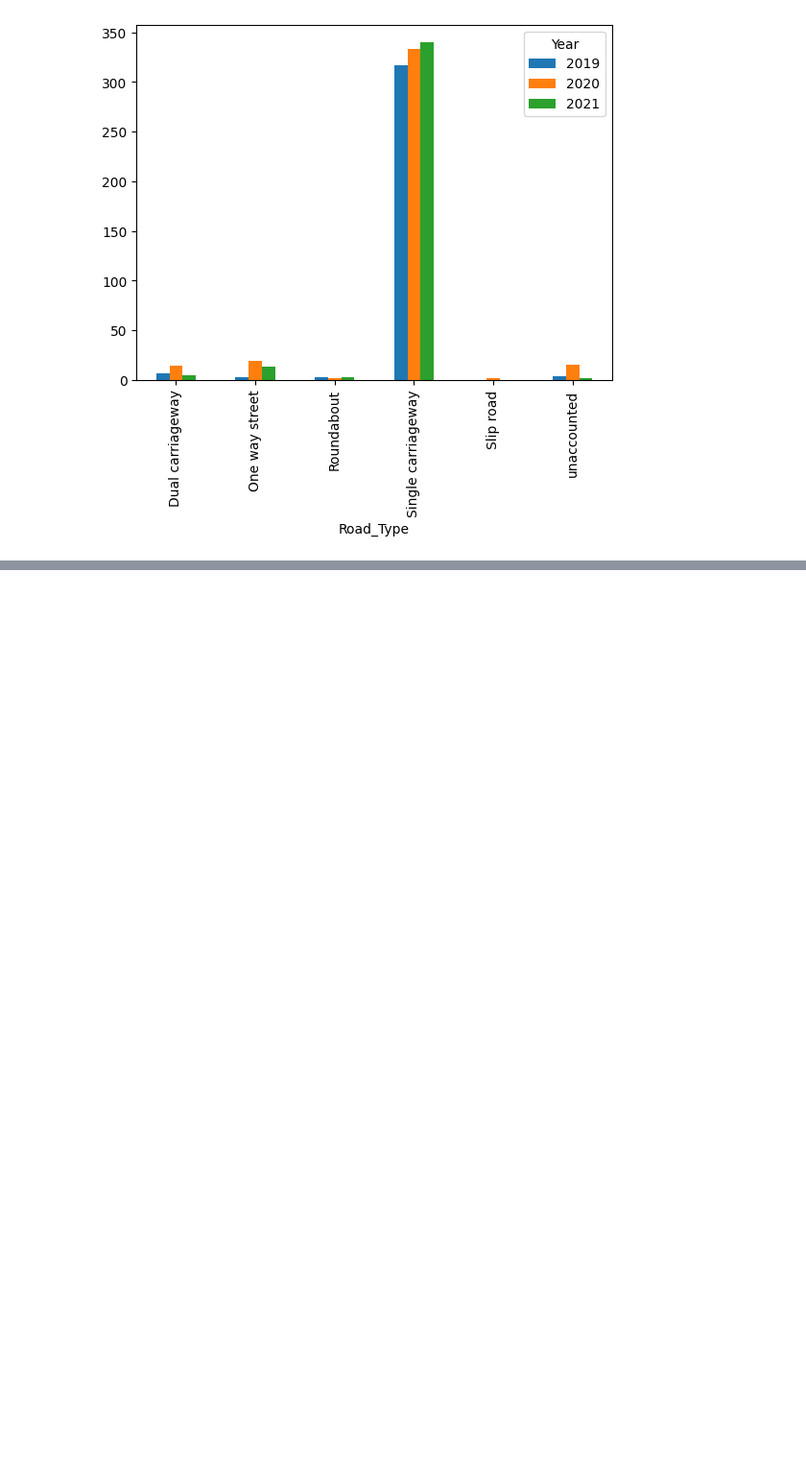
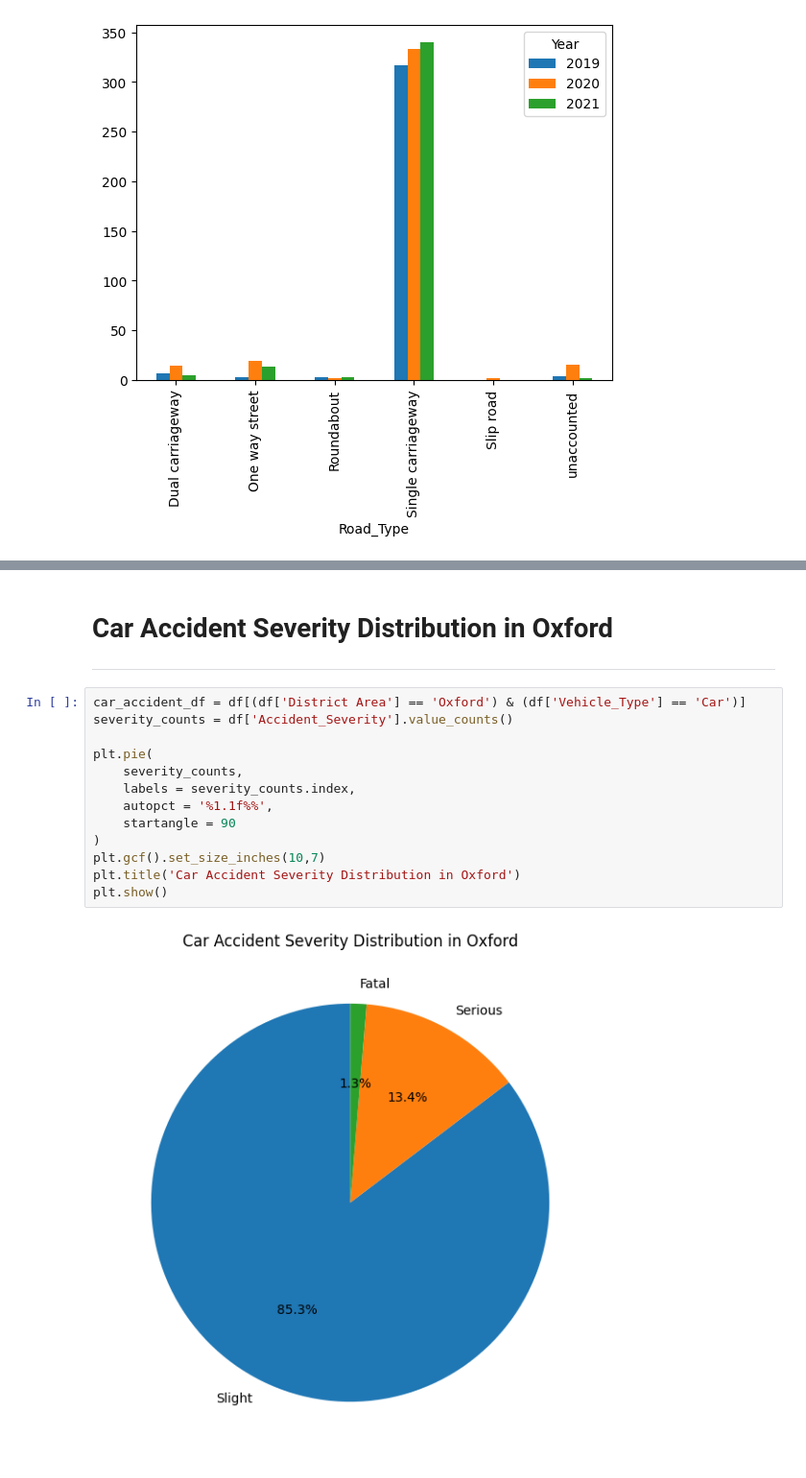
Before and after one commit to jerwinq19/ITELEC303, a Jupyter notebook: Activity 2.ipynb, the cells around one changed output, grey strips where cells are left out. Shown at 96% size. Saved outputs shown, nothing was run; the diff lists cells and outputs as text; blank space fills up the shorter version.

```diff
--- a/Activity 2.ipynb
+++ b/Activity 2.ipynb
@@ -810,0 +886,18 @@ myMap
+# %% [markdown]
+<h1>Car Accident Severity Distribution in Oxford</h1>
+<hr>
+# %%
+car_accident_df = df[(df['District Area'] == 'Oxford') & (df['Vehicle_Type'] == 'Car')]
+severity_counts = df['Accident_Severity'].value_counts()
+
+plt.pie(
+    severity_counts,
+    labels = severity_counts.index,
+    autopct = '%1.1f%%',
+    startangle = 90
+)
+plt.gcf().set_size_inches(10,7)
+plt.title('Car Accident Severity Distribution in Oxford')
+plt.show()
+# %% [output]
+[figure, added]
```
Also changed, not shown: parts of 13 cells of this notebook, 2 other files.
